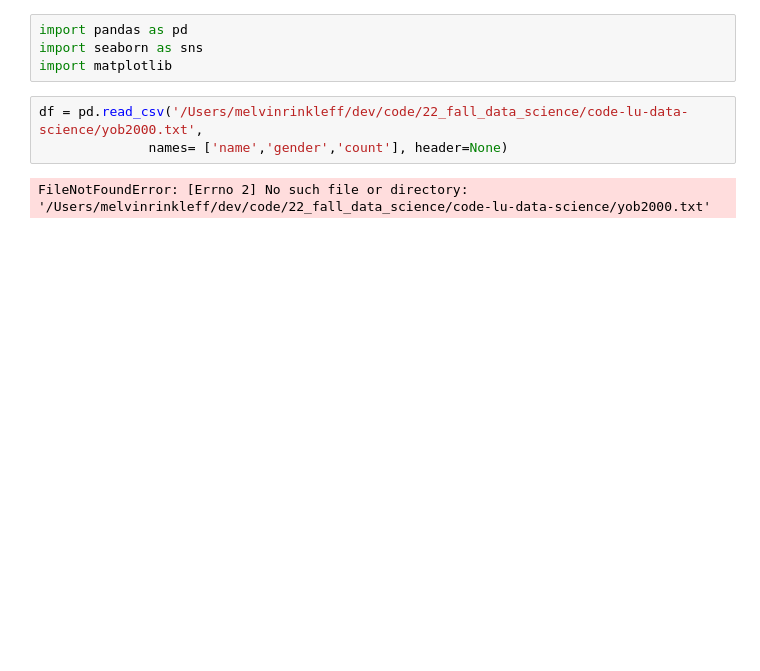
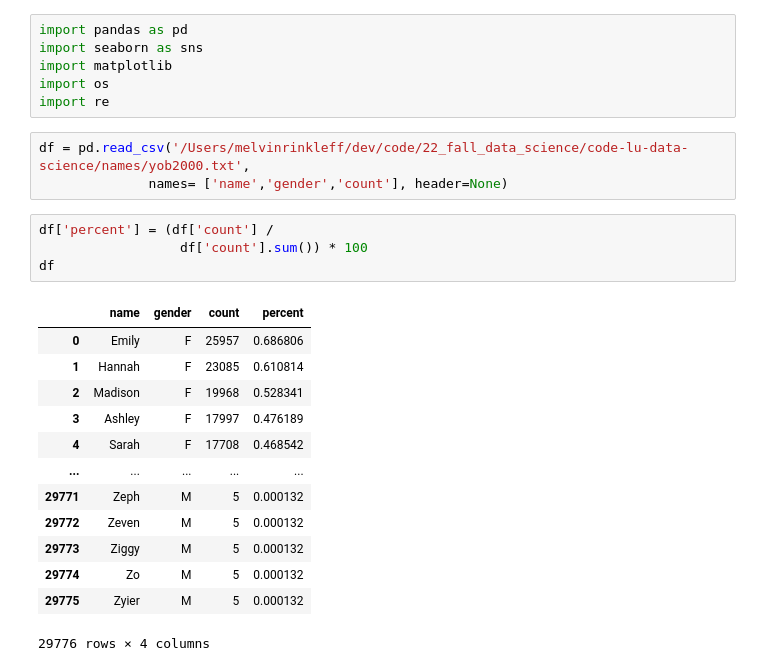
Before and after one commit to Melvin2306/code-lu-data-science, a Jupyter notebook: tasks/1.2 Timeline of Baby Names.ipynb, the cells around one changed output. Cells and saved outputs as stored; diff of their text form; blank space fills up the shorter version.

```diff
--- a/tasks/1.2 Timeline of Baby Names.ipynb
+++ b/tasks/1.2 Timeline of Baby Names.ipynb
@@ -2,8 +2,26 @@
 import pandas as pd
 import seaborn as sns
 import matplotlib
+import os
+import re
 # %%
-df = pd.read_csv('/Users/melvinrinkleff/dev/code/22_fall_data_science/code-lu-data-science/yob2000.txt',
+df = pd.read_csv('/Users/melvinrinkleff/dev/code/22_fall_data_science/code-lu-data-science/names/yob2000.txt',
               names= ['name','gender','count'], header=None)
-# %% [output]
-FileNotFoundError: [Errno 2] No such file or directory: '/Users/melvinrinkleff/dev/code/22_fall_data_science/code-lu-data-science/yob2000.txt'
+# %%
+df['percent'] = (df['count'] /
+                  df['count'].sum()) * 100
+df
+# %% [output]
+|  | name | gender | count | percent |
+| 0 | Emily | F | 25957 | 0.686806 |
+| 1 | Hannah | F | 23085 | 0.610814 |
+| 2 | Madison | F | 19968 | 0.528341 |
+| 3 | Ashley | F | 17997 | 0.476189 |
+| 4 | Sarah | F | 17708 | 0.468542 |
+| ... | ... | ... | ... | ... |
+| 29771 | Zeph | M | 5 | 0.000132 |
+| 29772 | Zeven | M | 5 | 0.000132 |
+| 29773 | Ziggy | M | 5 | 0.000132 |
+| 29774 | Zo | M | 5 | 0.000132 |
+| 29775 | Zyier | M | 5 | 0.000132 |
+29776 rows × 4 columns
```
Also changed, not shown: parts of 6 cells of this notebook.
